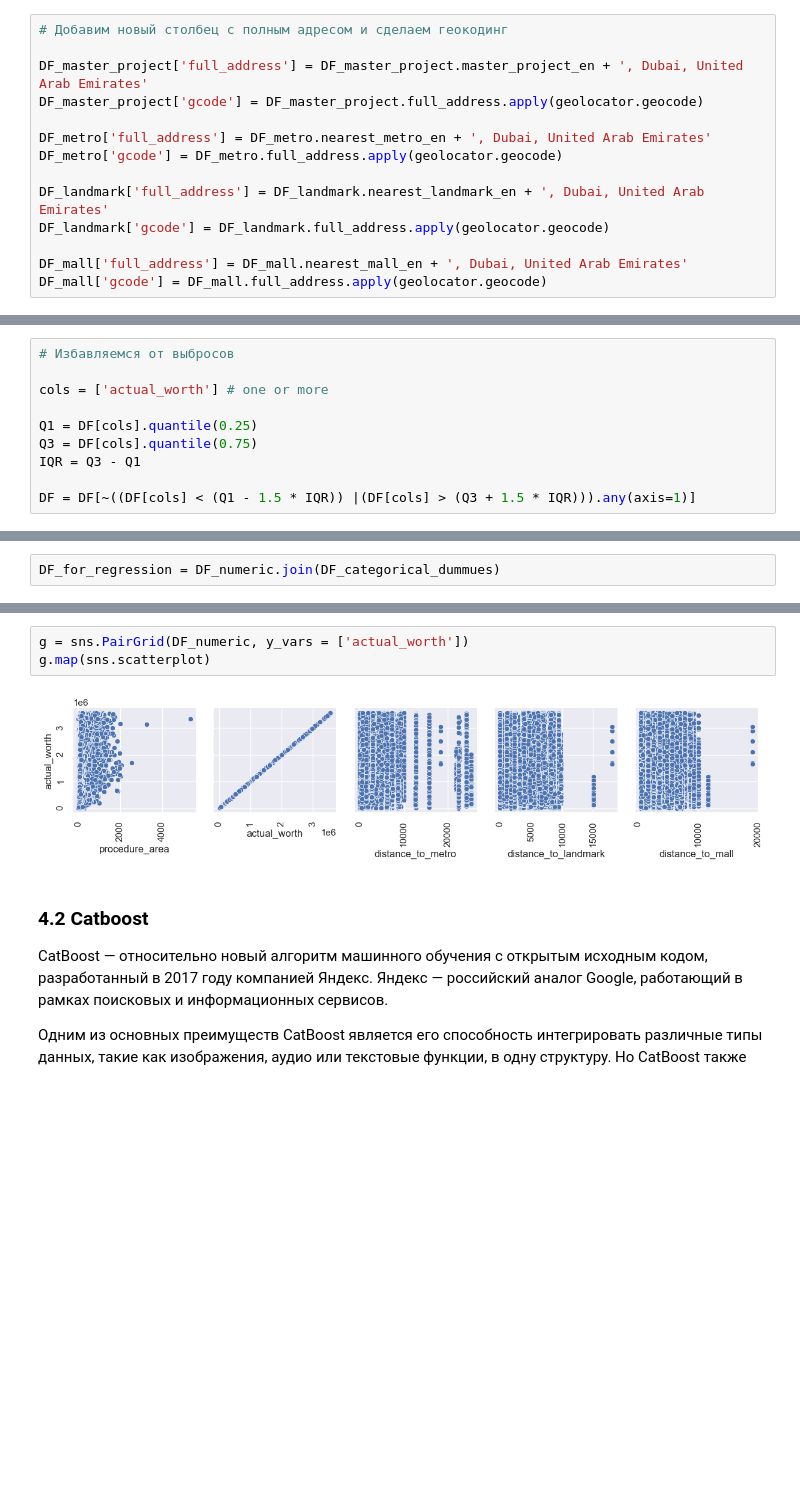
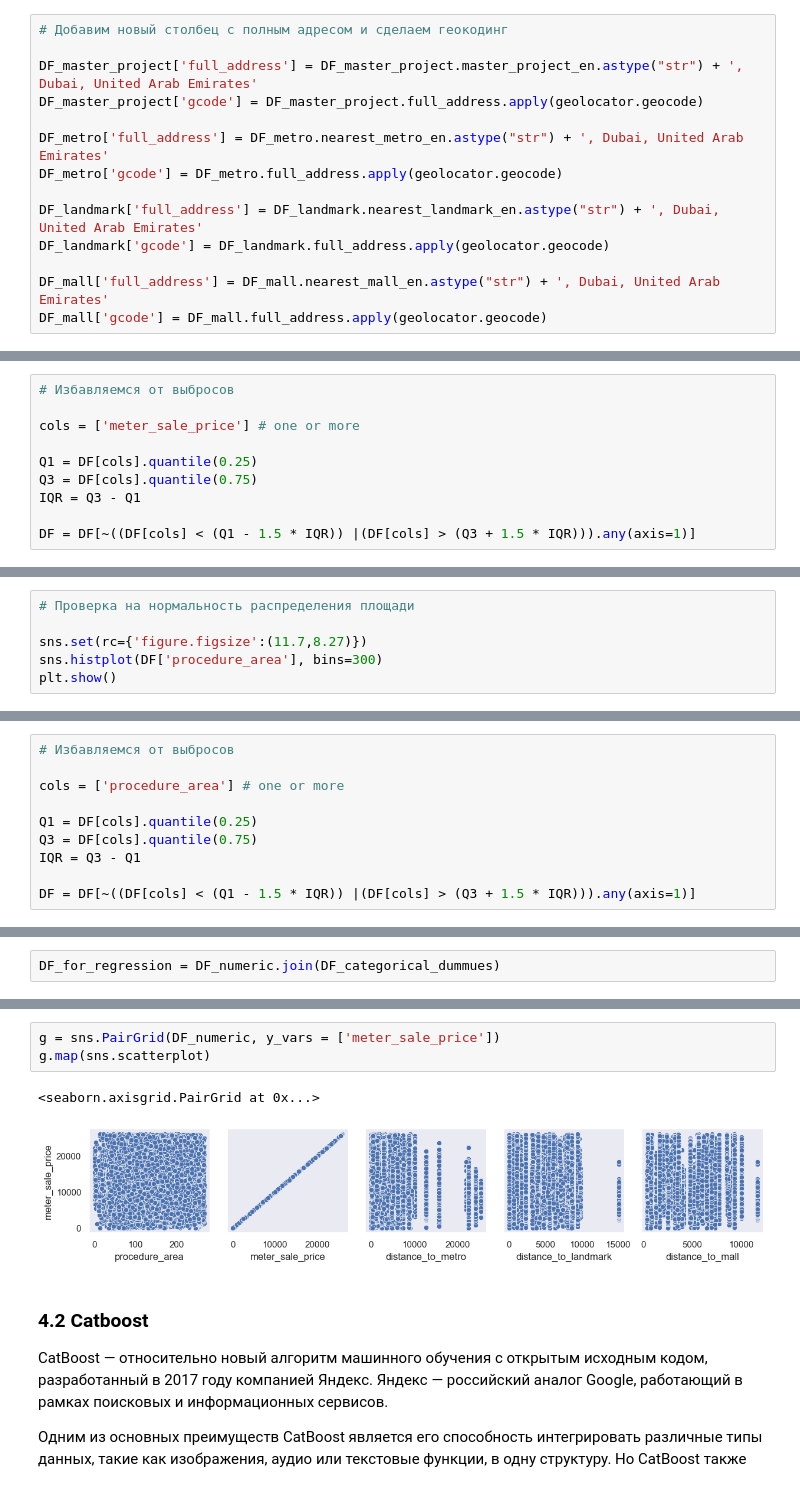
Before and after one commit to yvkovlev/yvkovlev.github.io, a Jupyter notebook: Dubai.ipynb, the cells around one changed output, grey strips where cells are left out. Drawn from its saved outputs; the diff is of its cells as text; blank space fills up the shorter version.

```diff
--- a/Dubai.ipynb
+++ b/Dubai.ipynb
@@ -185,16 +234,16 @@ DF_mall = pd.DataFrame({
 # %%
 # Добавим новый столбец с полным адресом и сделаем геокодинг
 
-DF_master_project['full_address'] = DF_master_project.master_project_en + ', Dubai, United Arab Emirates'
+DF_master_project['full_address'] = DF_master_project.master_project_en.astype("str") + ', Dubai, United Arab Emirates'
 DF_master_project['gcode'] = DF_master_project.full_address.apply(geolocator.geocode)
 
-DF_metro['full_address'] = DF_metro.nearest_metro_en + ', Dubai, United Arab Emirates'
+DF_metro['full_address'] = DF_metro.nearest_metro_en.astype("str") + ', Dubai, United Arab Emirates'
 DF_metro['gcode'] = DF_metro.full_address.apply(geolocator.geocode)
 
-DF_landmark['full_address'] = DF_landmark.nearest_landmark_en + ', Dubai, United Arab Emirates'
+DF_landmark['full_address'] = DF_landmark.nearest_landmark_en.astype("str") + ', Dubai, United Arab Emirates'
 DF_landmark['gcode'] = DF_landmark.full_address.apply(geolocator.geocode)
 
-DF_mall['full_address'] = DF_mall.nearest_mall_en + ', Dubai, United Arab Emirates'
+DF_mall['full_address'] = DF_mall.nearest_mall_en.astype("str") + ', Dubai, United Arab Emirates'
 DF_mall['gcode'] = DF_mall.full_address.apply(geolocator.geocode)
 # %%
 # Добавим координаты широты и долготы
@@ -582,7 +623,7 @@ min outlier value: 3574109.0
 # %%
 # Избавляемся от выбросов
 
-cols = ['actual_worth'] # one or more
+cols = ['meter_sale_price'] # one or more
 
 Q1 = DF[cols].quantile(0.25)
 Q3 = DF[cols].quantile(0.75)
@@ -601,0 +645,6 @@ sns.histplot(DF['actual_worth'], bins=300)
+# %%
+# Проверка на нормальность распределения площади
+
+sns.set(rc={'figure.figsize':(11.7,8.27)})
+sns.histplot(DF['procedure_area'], bins=300)
+plt.show()
@@ -601,0 +673,10 @@ sns.histplot(DF['actual_worth'], bins=300)
+# %%
+# Избавляемся от выбросов
+
+cols = ['procedure_area'] # one or more
+
+Q1 = DF[cols].quantile(0.25)
+Q3 = DF[cols].quantile(0.75)
+IQR = Q3 - Q1
+
+DF = DF[~((DF[cols] < (Q1 - 1.5 * IQR)) |(DF[cols] > (Q3 + 1.5 * IQR))).any(axis=1)]
@@ -876,8 +999,9 @@ Coef:  [ 2.67925931e+03 -1.22552987e+01 -6.52265723e+01  3.18891442e+02
 # %%
-g = sns.PairGrid(DF_numeric, y_vars = ['actual_worth'])
+g = sns.PairGrid(DF_numeric, y_vars = ['meter_sale_price'])
 g.map(sns.scatterplot)
 # %% [output]
+<seaborn.axisgrid.PairGrid at 0x...>
-[figure, old version]
+[figure, new version]
 # %% [markdown]
 ### 4.2 Catboost
 CatBoost — относительно новый алгоритм машинного обучения с открытым исходным кодом, разработанный в 2017 году компанией Яндекс. Яндекс — российский аналог Google, работающий в рамках поисковых и информационных сервисов.
```
Also changed, not shown: parts of 87 cells of this notebook, 5 other files.
